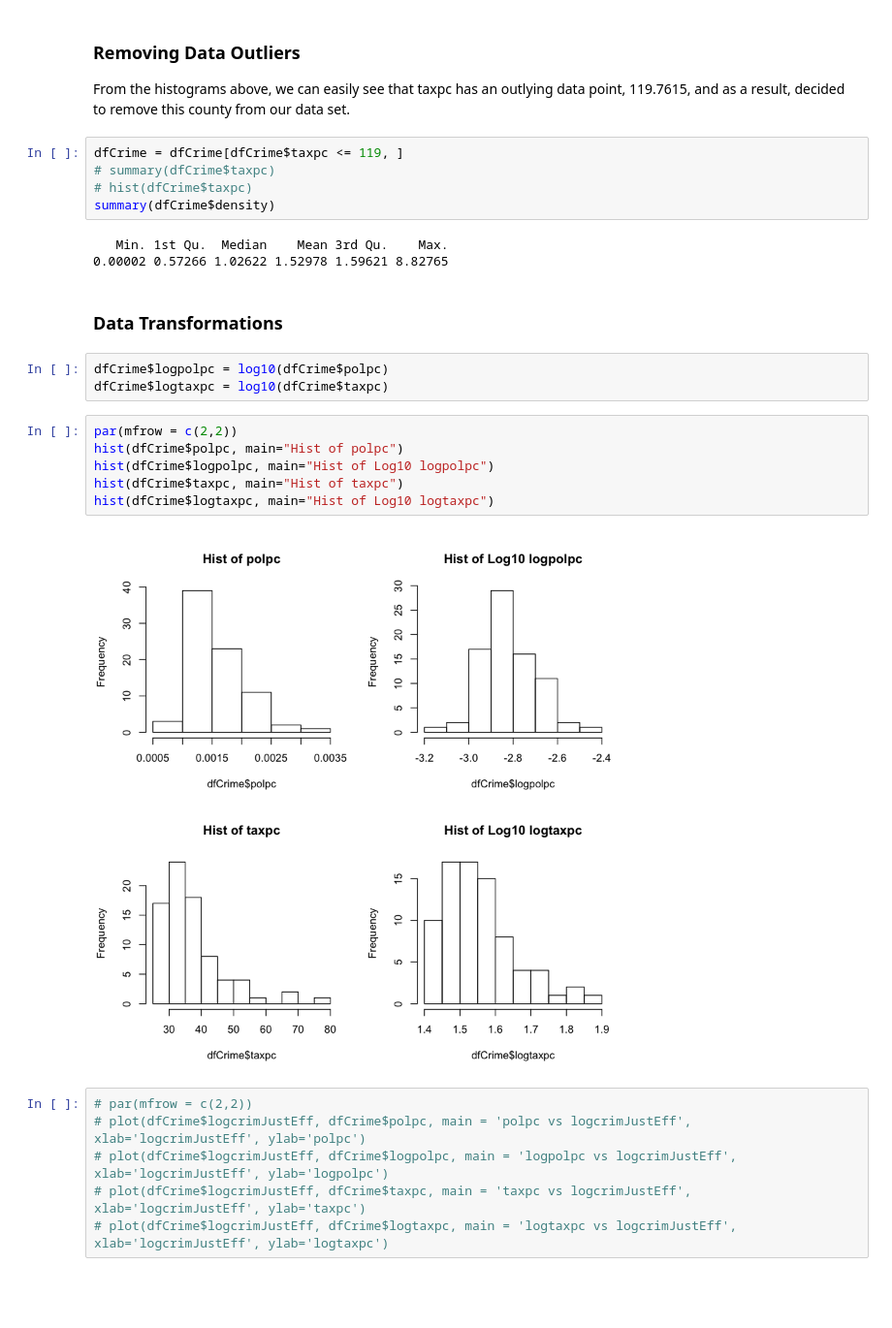
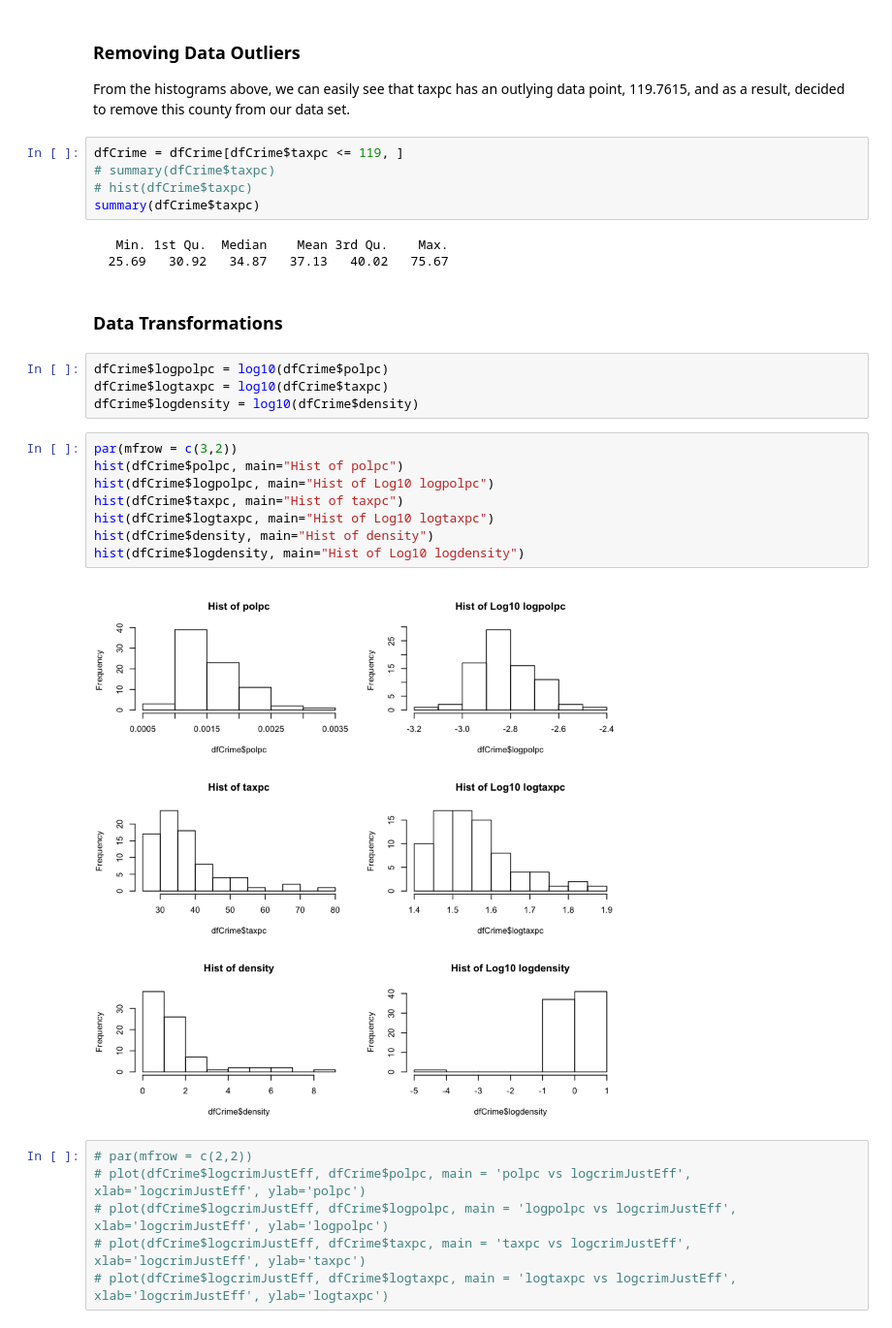
Before and after one commit to kevin-hartman/MIDS_W203_5_Lab3, a Jupyter notebook: alexa_Crime_EDA.ipynb, the cells around one changed output. Shown at 97% size. Cells and saved outputs as stored; diff of their text form; blank space fills up the shorter version.

```diff
--- a/alexa_Crime_EDA.ipynb
+++ b/alexa_Crime_EDA.ipynb
@@ -190,23 +185,26 @@ From the histograms above, we can easily see that taxpc has an outlying data poi
 dfCrime = dfCrime[dfCrime$taxpc <= 119, ]
 # summary(dfCrime$taxpc)
 # hist(dfCrime$taxpc)
-summary(dfCrime$density)
+summary(dfCrime$taxpc)
 # %% [output]
    Min. 1st Qu.  Median    Mean 3rd Qu.    Max.
-0.00002 0.57266 1.02622 1.52978 1.59621 8.82765
+  25.69   30.92   34.87   37.13   40.02   75.67
 # %% [markdown]
 ### Data Transformations
 # %%
 dfCrime$logpolpc = log10(dfCrime$polpc)
 dfCrime$logtaxpc = log10(dfCrime$taxpc)
+dfCrime$logdensity = log10(dfCrime$density)
 # %%
-par(mfrow = c(2,2))
+par(mfrow = c(3,2))
 hist(dfCrime$polpc, main="Hist of polpc")
 hist(dfCrime$logpolpc, main="Hist of Log10 logpolpc")
 hist(dfCrime$taxpc, main="Hist of taxpc")
 hist(dfCrime$logtaxpc, main="Hist of Log10 logtaxpc")
+hist(dfCrime$density, main="Hist of density")
+hist(dfCrime$logdensity, main="Hist of Log10 logdensity")
 # %% [output]
-[figure, old version]
+[figure, new version]
 # %%
 # par(mfrow = c(2,2))
 # plot(dfCrime$logcrimJustEff, dfCrime$polpc, main = 'polpc vs logcrimJustEff', xlab='logcrimJustEff', ylab='polpc')
```
Also changed, not shown: parts of 9 cells of this notebook.
